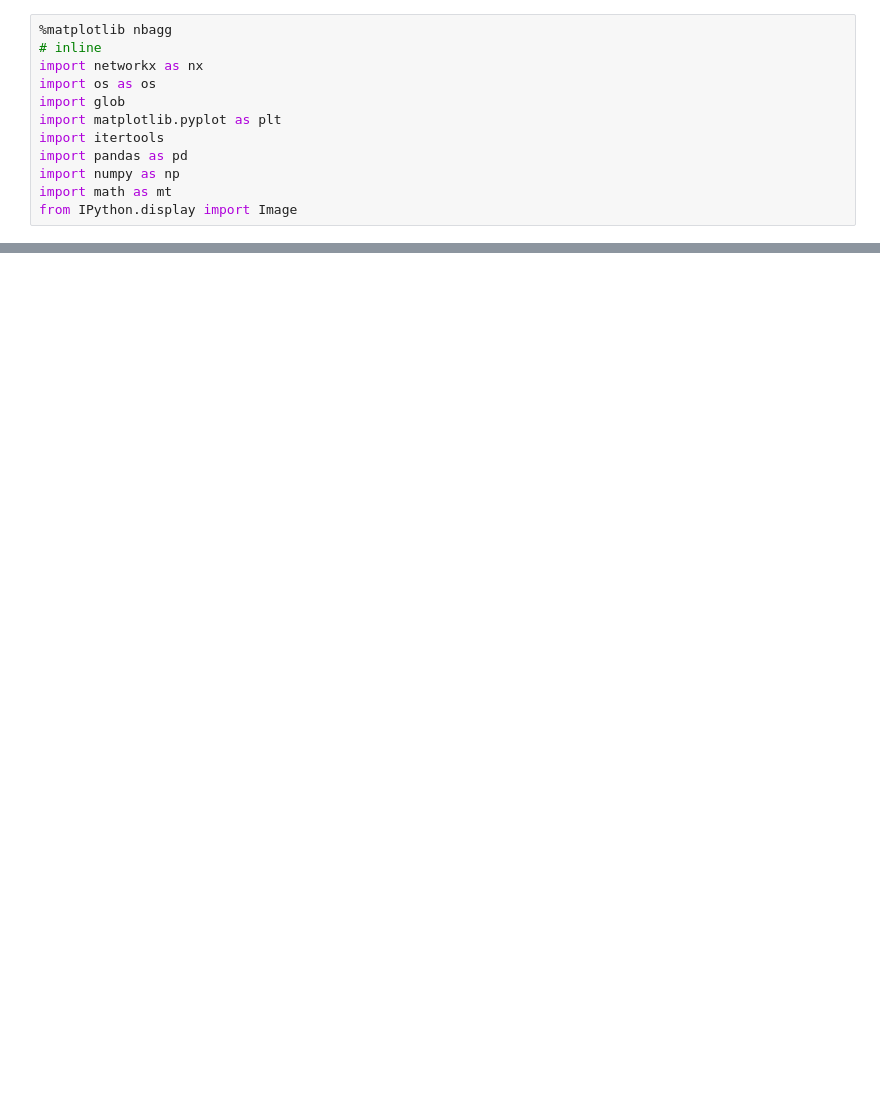
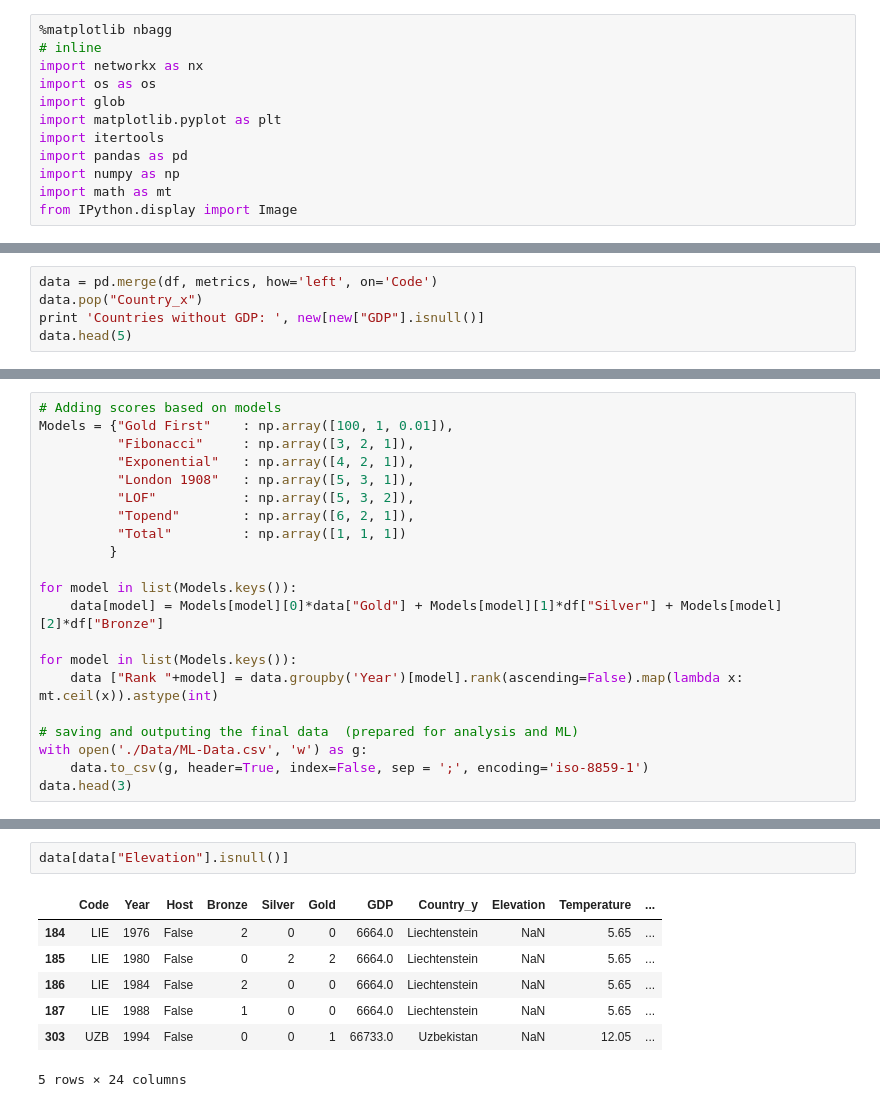
Before and after one commit to SherpaConsulting/fagkveld_ml, a Jupyter notebook: Olympics/Olympics.ipynb, the cells around one changed output, grey strips where cells are left out. Drawn from its saved outputs; the diff is of its cells as text; blank space fills up the shorter version.

```diff
--- a/Olympics/Olympics.ipynb
+++ b/Olympics/Olympics.ipynb
@@ -292,0 +153,5 @@ plot([Scatter(x=[1, 2, 3], y=[3, 1, 6])])
+# %%
+data = pd.merge(df, metrics, how='left', on='Code')
+data.pop("Country_x")
+print 'Countries without GDP: ', new[new["GDP"].isnull()]
+data.head(5)
@@ -292,0 +174,21 @@ plot([Scatter(x=[1, 2, 3], y=[3, 1, 6])])
+# %%
+# Adding scores based on models
+Models = {"Gold First"    : np.array([100, 1, 0.01]),
+          "Fibonacci"     : np.array([3, 2, 1]),
+          "Exponential"   : np.array([4, 2, 1]),
+          "London 1908"   : np.array([5, 3, 1]),
+          "LOF"           : np.array([5, 3, 2]),
+          "Topend"        : np.array([6, 2, 1]),
+          "Total"         : np.array([1, 1, 1])
+         }
+
+for model in list(Models.keys()):
+    data[model] = Models[model][0]*data["Gold"] + Models[model][1]*df["Silver"] + Models[model][2]*df["Bronze"]
+
+for model in list(Models.keys()):
+    data ["Rank "+model] = data.groupby('Year')[model].rank(ascending=False).map(lambda x: mt.ceil(x)).astype(int)
+
+# saving and outputing the final data  (prepared for analysis and ML)
+with open('./Data/ML-Data.csv', 'w') as g:
+    data.to_csv(g, header=True, index=False, sep = ';', encoding='iso-8859-1')
+data.head(3)
@@ -292,0 +265,10 @@ plot([Scatter(x=[1, 2, 3], y=[3, 1, 6])])
+# %%
+data[data["Elevation"].isnull()]
+# %% [output]
+|  | Code | Year | Host | Bronze | Silver | Gold | GDP | Country_y | Elevation | Temperature | ... |
+| 184 | LIE | 1976 | False | 2 | 0 | 0 | 6664.0 | Liechtenstein | NaN | 5.65 | ... |
+| 185 | LIE | 1980 | False | 0 | 2 | 2 | 6664.0 | Liechtenstein | NaN | 5.65 | ... |
+| 186 | LIE | 1984 | False | 2 | 0 | 0 | 6664.0 | Liechtenstein | NaN | 5.65 | ... |
+| 187 | LIE | 1988 | False | 1 | 0 | 0 | 6664.0 | Liechtenstein | NaN | 5.65 | ... |
+| 303 | UZB | 1994 | False | 0 | 0 | 1 | 66733.0 | Uzbekistan | NaN | 12.05 | ... |
+5 rows × 24 columns
```
Also changed, not shown: parts of 46 cells of this notebook.
